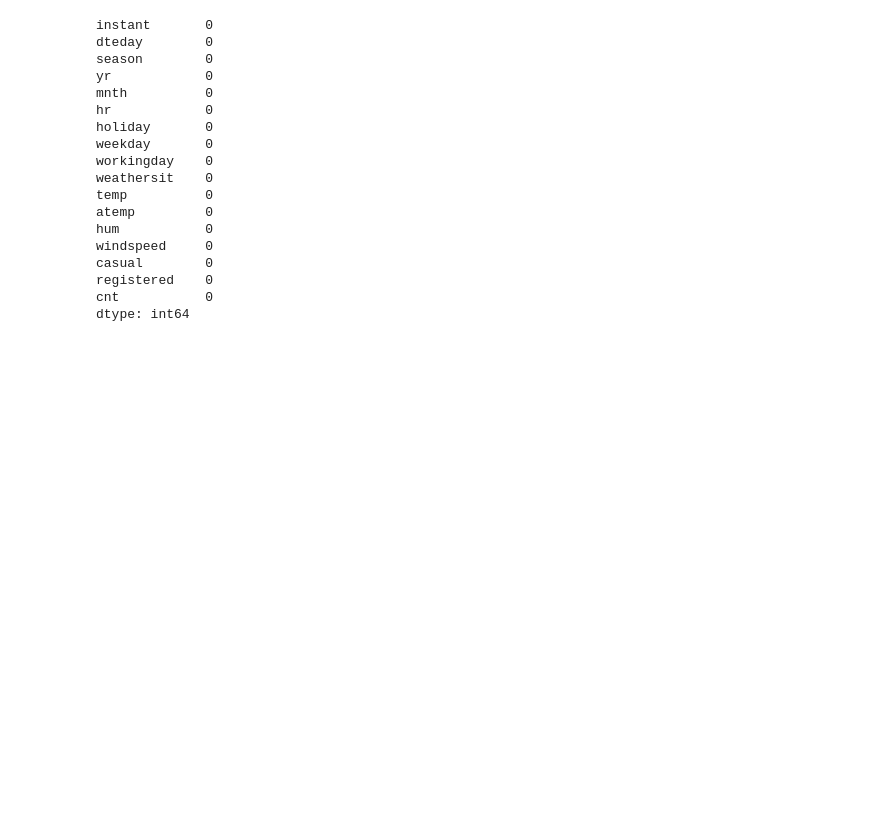
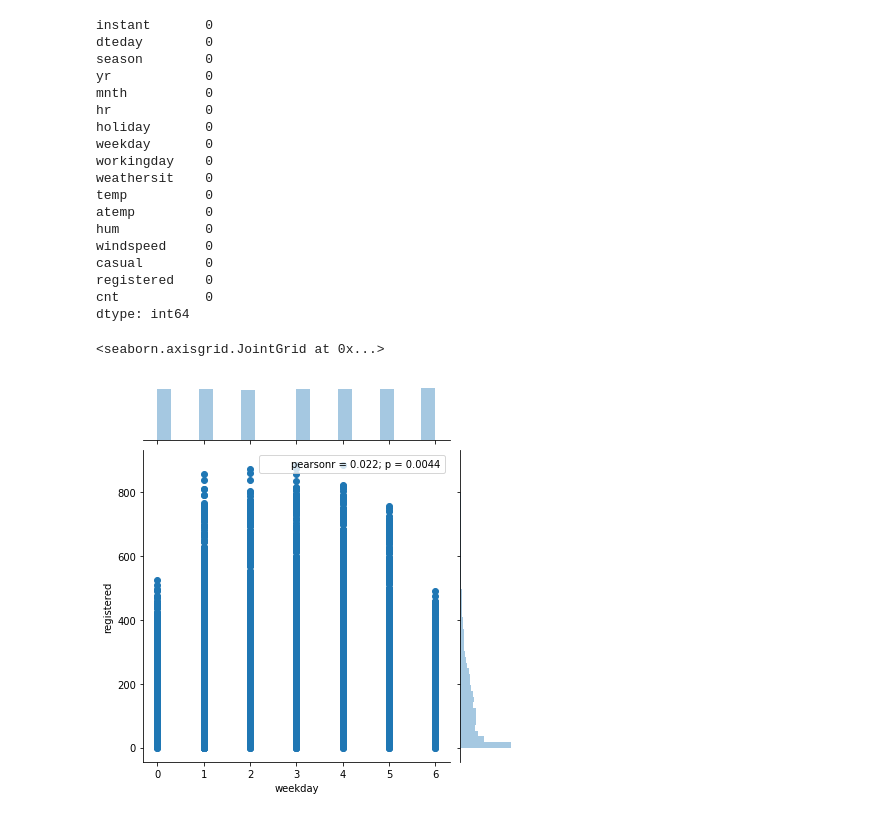
Before and after one commit to ShubhamSharma28198/ML-Assignment, a Jupyter notebook: Assignment7.ipynb, the cells around one changed output. Cells and saved outputs as stored; diff of their text form; code cells hidden in the pictures; blank space fills up the shorter version.

```diff
--- a/Assignment7.ipynb
+++ b/Assignment7.ipynb
@@ -218,0 +268,5 @@ ft={'weekday'}
+# %%
+sns.jointplot(df1['weekday'], df1['registered'])
+# %% [output]
+<seaborn.axisgrid.JointGrid at 0x...>
+[figure, added]
```
Also changed, not shown: parts of 24 cells of this notebook.
